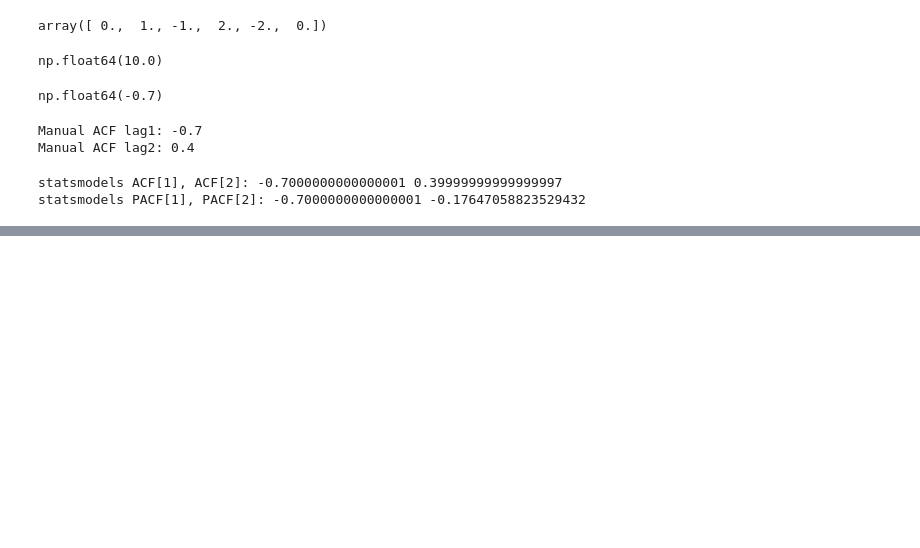
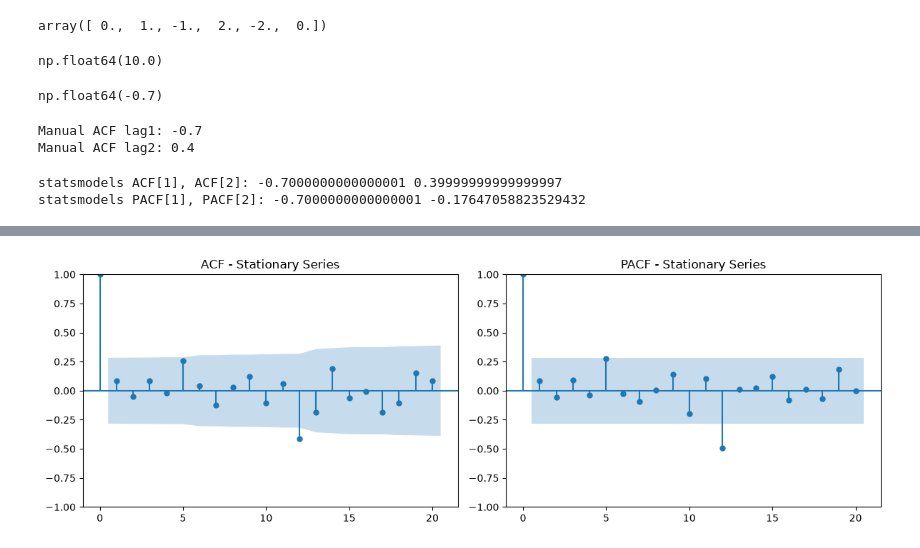
Before and after one commit to neeraj654123/Data-Science, a Jupyter notebook: Time Series Forecasting/05_ACF_PACF_cal.ipynb, the cells around one changed output, grey strips where cells are left out. Cells and saved outputs as stored; diff of their text form; code cells hidden in the pictures; blank space fills up the shorter version.

```diff
--- a/Time Series Forecasting/05_ACF_PACF_cal.ipynb
+++ b/Time Series Forecasting/05_ACF_PACF_cal.ipynb
@@ -56,0 +192,13 @@ statsmodels PACF[1], PACF[2]: -0.7000000000000001 -0.17647058823529432
+# %%
+#  Plot ACF & PACF for the stationary series
+# After differencing: 60 - 12 = 48 data points → max lags allowed for PACF = < 24
+fig, axes = plt.subplots(1, 2, figsize=(12,4))
+plot_acf(df_stationary, lags=20, ax=axes[0])
+axes[0].set_title("ACF - Stationary Series")
+
+plot_pacf(df_stationary, lags=20, method='ywm', ax=axes[1])
+axes[1].set_title("PACF - Stationary Series")
+plt.tight_layout()
+plt.show()
+# %% [output]
+[figure, added]
```
Also changed, not shown: parts of 11 cells of this notebook.
